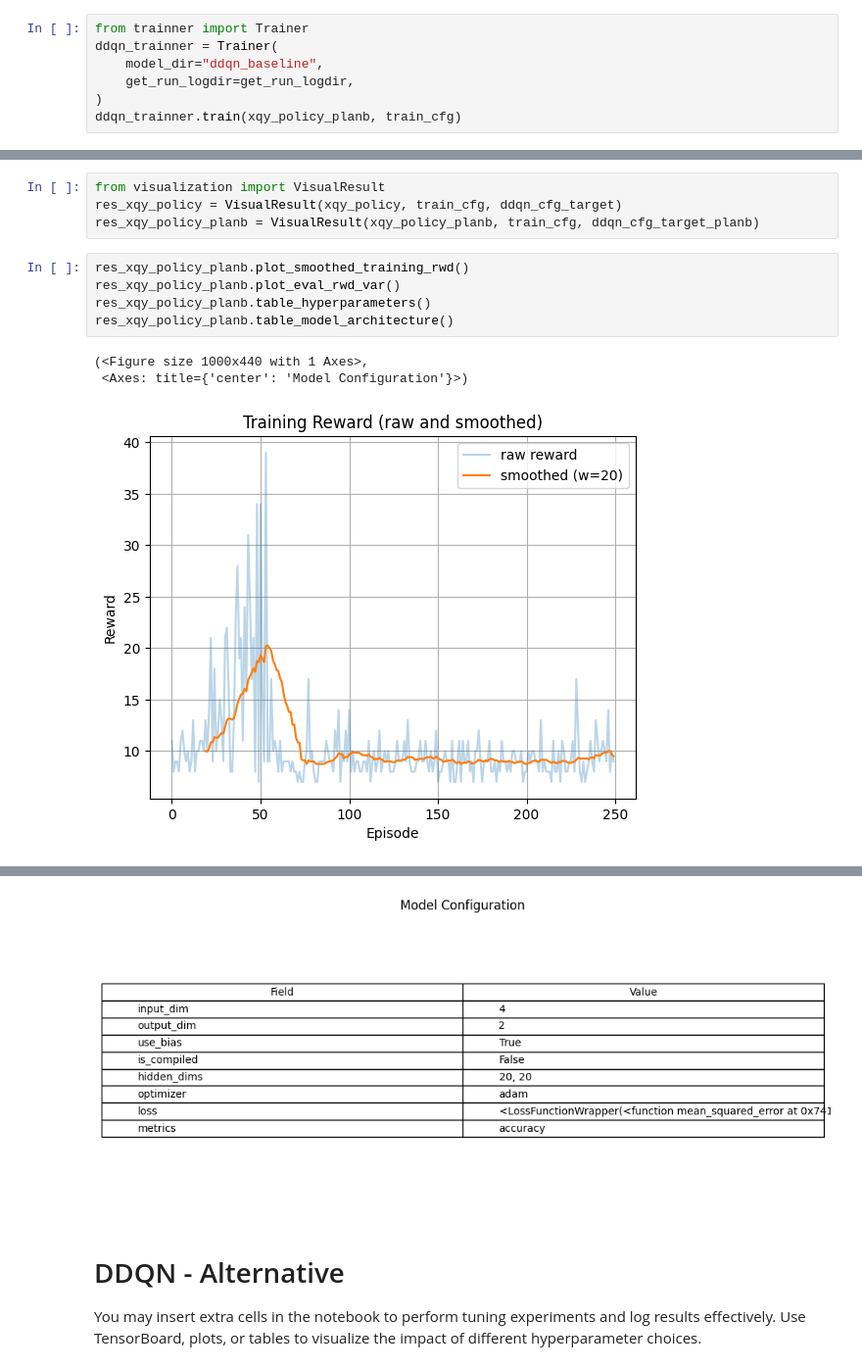
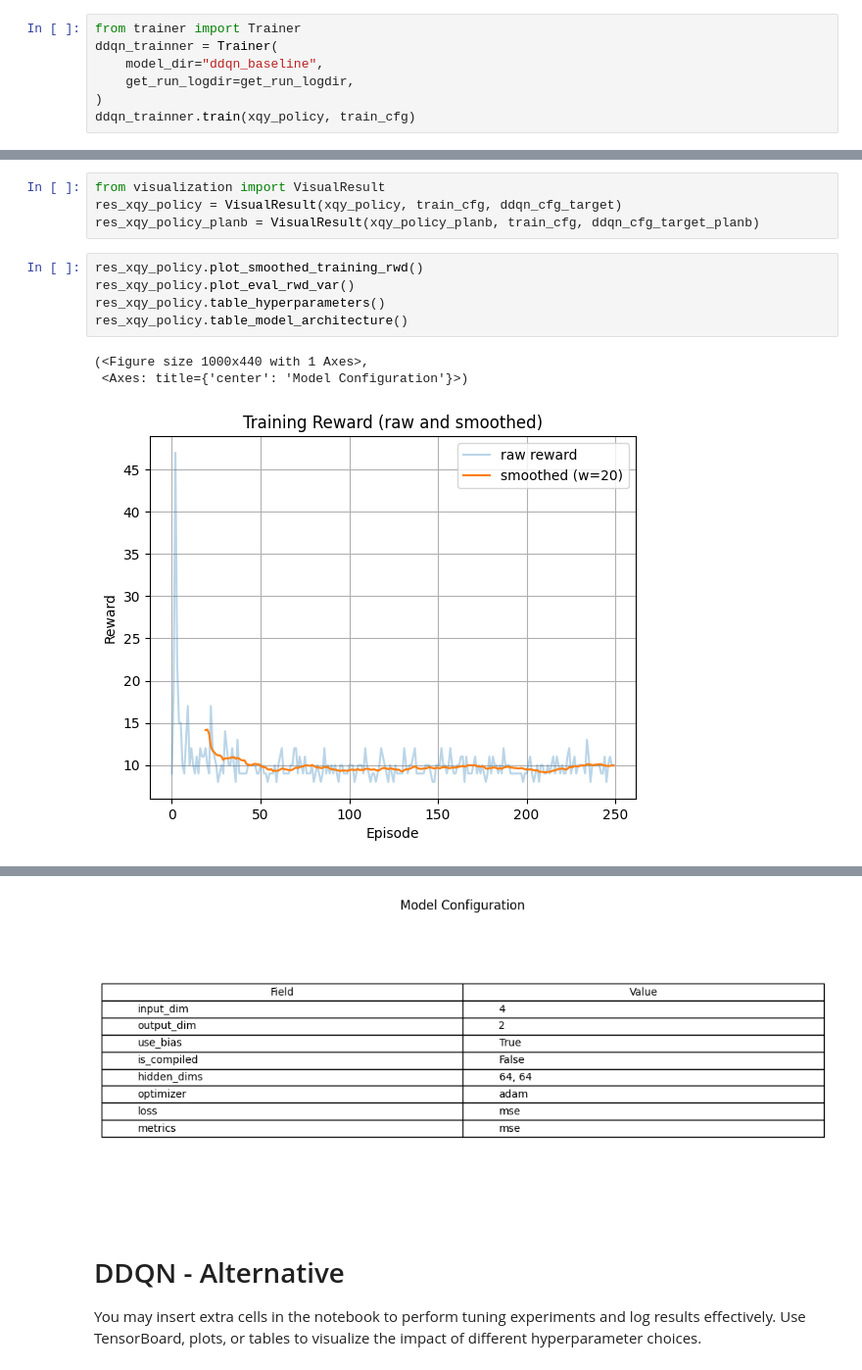
Before and after one commit to IsaacSuo/DRL-pub, a Jupyter notebook: EEC4400_Assignment_skeleton.ipynb, the cells around one changed output, grey strips where cells are left out. Shown at 98% size. Drawn from its saved outputs; the diff is of its cells as text.

Commit message:
debug: restruct the train loop

```diff
--- a/EEC4400_Assignment_skeleton.ipynb
+++ b/EEC4400_Assignment_skeleton.ipynb
@@ -976,10 +980,10 @@ Model: "sequential_5"
 # %% [markdown]
 ## Train the Policy
 # %%
-from trainner import Trainer
+from trainer import Trainer
 ddqn_trainner = Trainer(
     model_dir="ddqn_baseline",
     get_run_logdir=get_run_logdir,
 )
-ddqn_trainner.train(xqy_policy_planb, train_cfg)
+ddqn_trainner.train(xqy_policy, train_cfg)
 # %% [output]
@@ -1007,11 +1011,11 @@ from visualization import VisualResult
 res_xqy_policy = VisualResult(xqy_policy, train_cfg, ddqn_cfg_target)
 res_xqy_policy_planb = VisualResult(xqy_policy_planb, train_cfg, ddqn_cfg_target_planb)
 # %%
-res_xqy_policy_planb.plot_smoothed_training_rwd()
-res_xqy_policy_planb.plot_eval_rwd_var()
-res_xqy_policy_planb.table_hyperparameters()
-res_xqy_policy_planb.table_model_architecture()
+res_xqy_policy.plot_smoothed_training_rwd()
+res_xqy_policy.plot_eval_rwd_var()
+res_xqy_policy.table_hyperparameters()
+res_xqy_policy.table_model_architecture()
 # %% [output]
 (<Figure size 1000x440 with 1 Axes>,
  <Axes: title={'center': 'Model Configuration'}>)
-[figure, old version]
+[figure, new version]
@@ -1020,4 +1024,4 @@ res_xqy_policy_planb.table_model_architecture()
-[figure, old version]
+[figure, new version]
 # %% [markdown]
 # DDQN - Alternative
 
```
Also changed, not shown: parts of 11 cells of this notebook, 6 other files.
